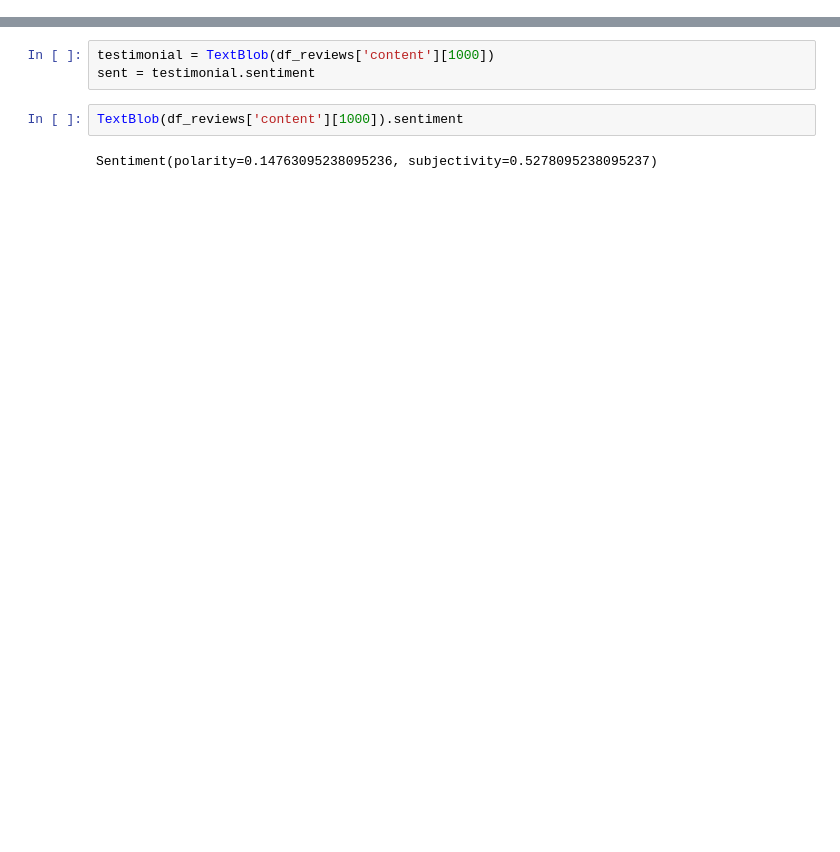
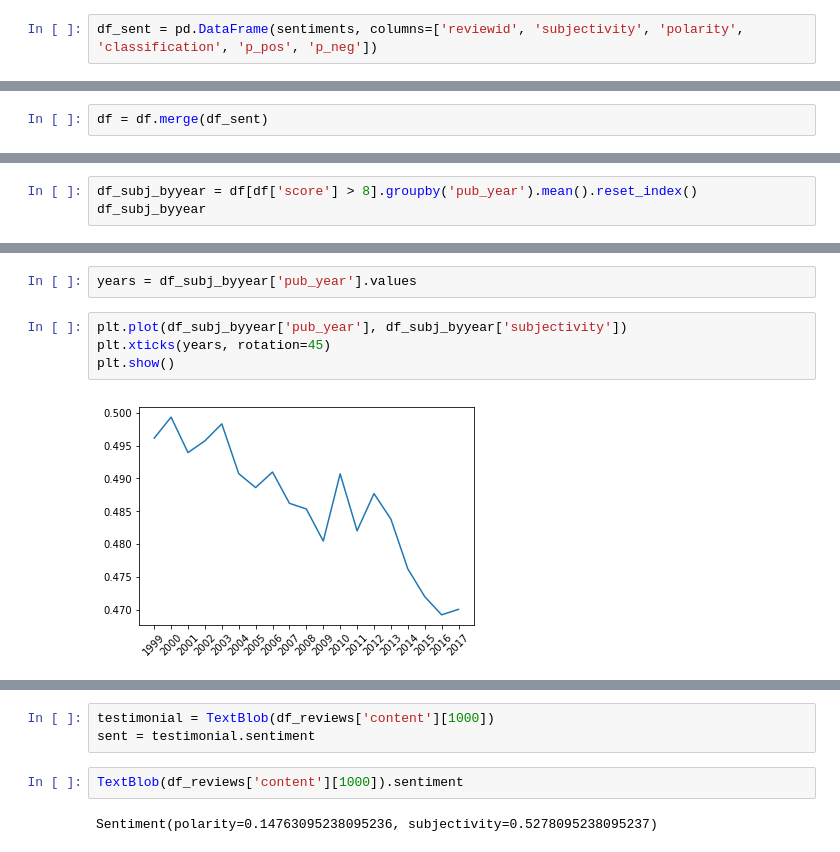
Before and after one commit to andrewjbashford/GalvanizeCapstone, a Jupyter notebook: NLP exploration.ipynb, the cells around one changed output, grey strips where cells are left out. Cells and saved outputs as stored; diff of their text form; blank space fills up the shorter version.

```diff
--- a/NLP exploration.ipynb
+++ b/NLP exploration.ipynb
@@ -27,0 +52,2 @@ min(sentiments)
+# %%
+df_sent = pd.DataFrame(sentiments, columns=['reviewid', 'subjectivity', 'polarity', 'classification', 'p_pos', 'p_neg'])
@@ -27,0 +56,2 @@ min(sentiments)
+# %%
+df = df.merge(df_sent)
@@ -27,0 +79,3 @@ min(sentiments)
+# %%
+df_subj_byyear = df[df['score'] > 8].groupby('pub_year').mean().reset_index()
+df_subj_byyear
@@ -27,0 +100,8 @@ min(sentiments)
+# %%
+years = df_subj_byyear['pub_year'].values
+# %%
+plt.plot(df_subj_byyear['pub_year'], df_subj_byyear['subjectivity'])
+plt.xticks(years, rotation=45)
+plt.show()
+# %% [output]
+[figure, added]
```
Also changed, not shown: parts of 17 cells of this notebook, 2 other files.
